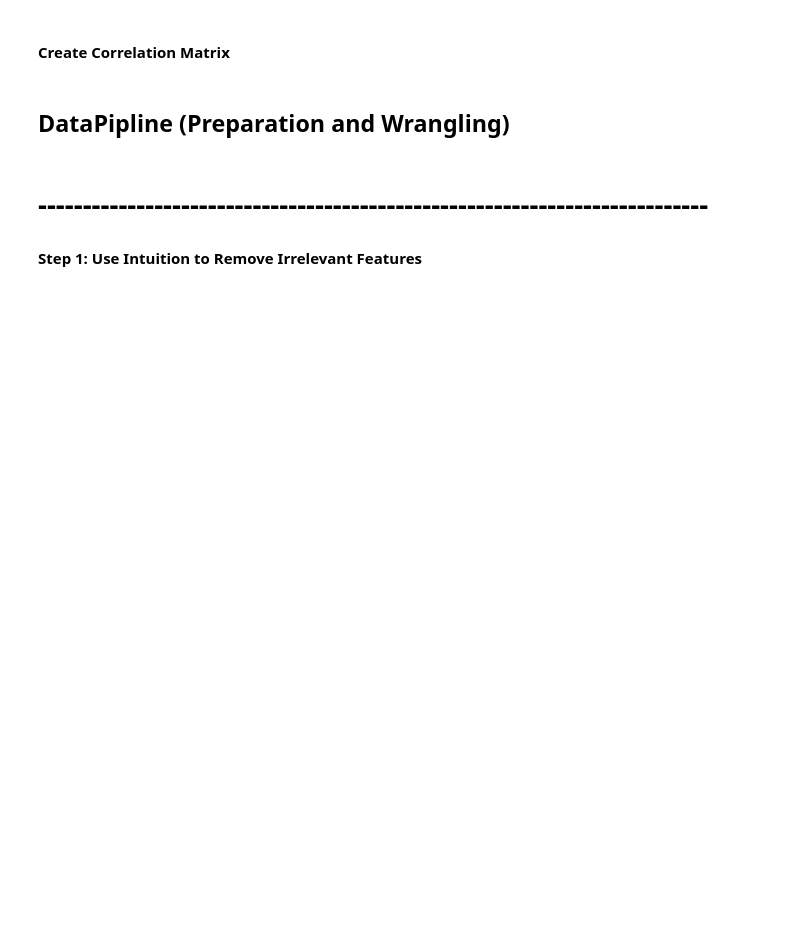
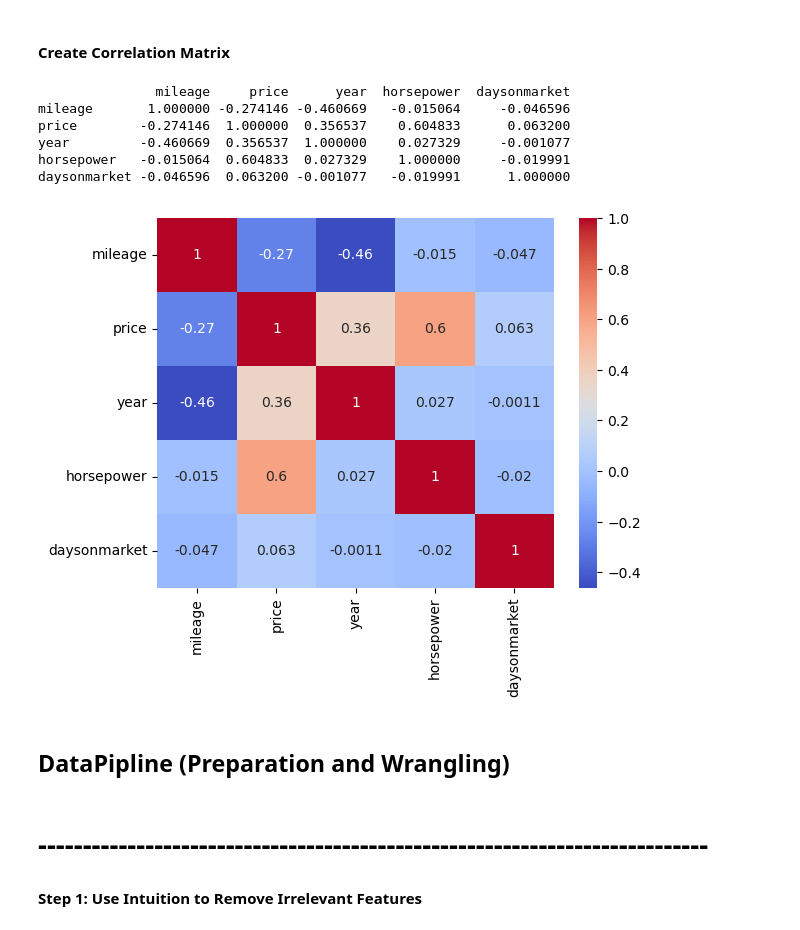
Before and after one commit to DaymonH/CarPricePredictor, a Jupyter notebook: pp-copy.ipynb, the cells around one changed output. Drawn from its saved outputs; the diff is of its cells as text; code cells hidden in the pictures; blank space fills up the shorter version.

```diff
--- a/pp-copy.ipynb
+++ b/pp-copy.ipynb
@@ -245,9 +191,17 @@ price_outlier_rows[['price']].sort_values(by='price', ascending=False).applymap(
 # %% [markdown]
 #### **Create Correlation Matrix**
 # %%
-corr_matrix = df[['mileage', 'price', 'year', 'horsepower', 'owner_count','daysonmarket']].corr()
+corr_matrix = df[['mileage', 'price', 'year', 'horsepower','daysonmarket']].corr()
 print(corr_matrix)
 plt = sns.heatmap(corr_matrix, annot=True, cmap='coolwarm')
+# %% [output]
+               mileage     price      year  horsepower  daysonmarket
+mileage       1.000000 -0.274146 -0.460669   -0.015064     -0.046596
+price        -0.274146  1.000000  0.356537    0.604833      0.063200
+year         -0.460669  0.356537  1.000000    0.027329     -0.001077
+horsepower   -0.015064  0.604833  0.027329    1.000000     -0.019991
+daysonmarket -0.046596  0.063200 -0.001077   -0.019991      1.000000
+[figure, added]
 # %% [markdown]
 ## **DataPipline (Preparation and Wrangling)**
 # %% [markdown]
```
Also changed, not shown: parts of 22 cells of this notebook, 3 other files.
